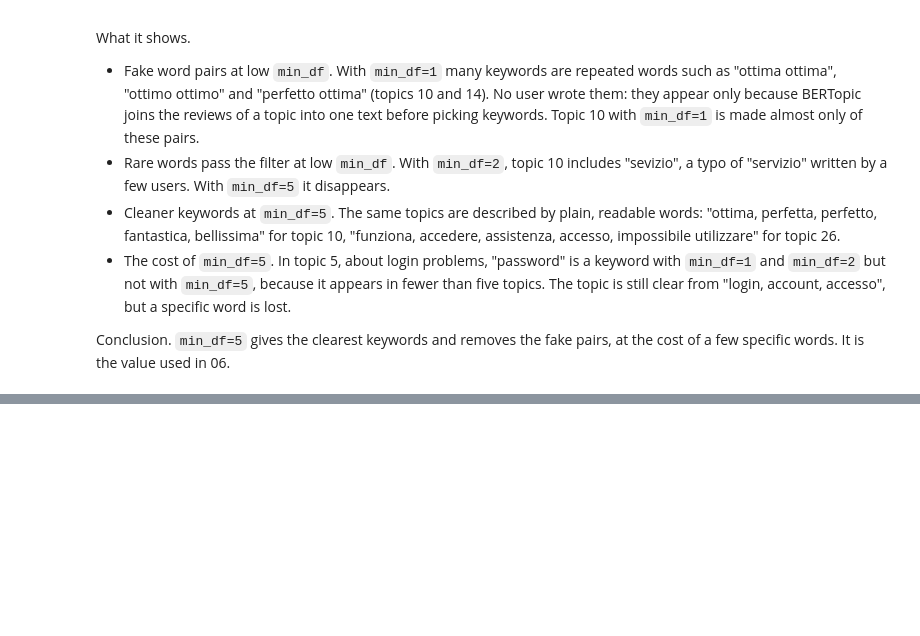
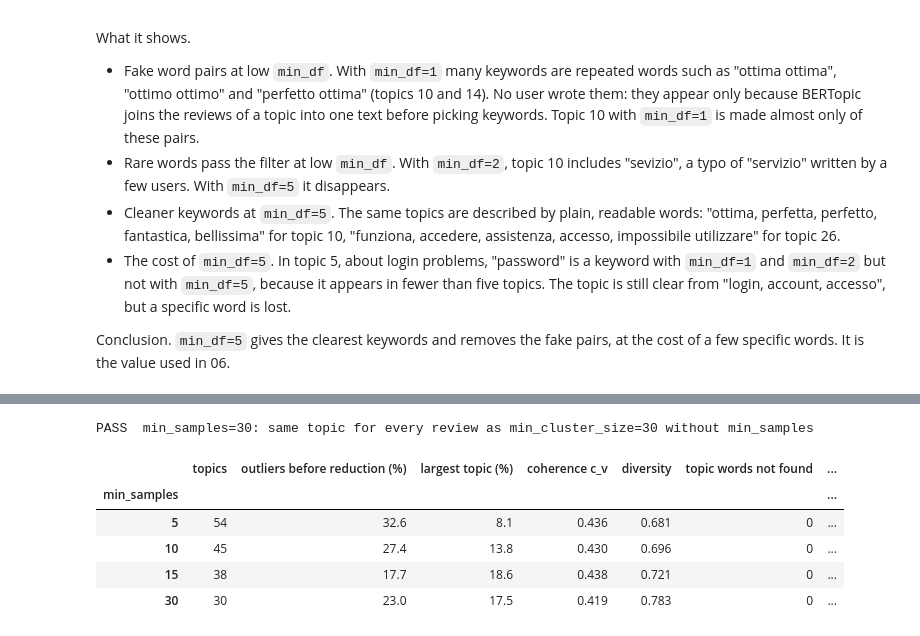
Before and after one commit to paolotroia-datavizlab/trenord-reviews-bertopic, a Jupyter notebook: notebooks/05_model_selection.ipynb, the cells around one changed output, grey strips where cells are left out. Drawn from its saved outputs; the diff is of its cells as text; code cells hidden in the pictures; blank space fills up the shorter version.

```diff
--- a/notebooks/05_model_selection.ipynb
+++ b/notebooks/05_model_selection.ipynb
@@ -7,15 +9,18 @@ Input: `data/processed/trenord_reviews_clean.csv` (Italian reviews only)
 Output: comparison tables in this notebook
 # %%
 # --- IMPORTS ---
+import time
+
 import matplotlib.pyplot as plt
 import pandas as pd
 from bertopic import BERTopic
-from bertopic.representation import MaximalMarginalRelevance
+from bertopic.representation import KeyBERTInspired, MaximalMarginalRelevance
 from gensim.corpora import Dictionary
 from gensim.models.coherencemodel import CoherenceModel
 from hdbscan import HDBSCAN
 from sentence_transformers import SentenceTransformer
 from sklearn.feature_extraction.text import CountVectorizer
+from sklearn.metrics import adjusted_rand_score
 from spacy.lang.it.stop_words import STOP_WORDS as italian_stopwords
 from umap import UMAP
 
@@ -23,4 +28,10 @@ from umap import UMAP
 MIN_CLUSTER_SIZES = [20, 25, 30, 40, 50]
 # Define the minimum document frequency each term must have to be considered a keyword.
 MIN_DF_VALUES = [1, 2, 5]
+# Values of HDBSCAN min_samples to compare. 30 is the value 06 uses without setting it.
+MIN_SAMPLES_VALUES = [5, 10, 15, 30]
+# UMAP seeds to compare. 42 is the seed of 06.
+UMAP_SEEDS = [42, 0, 1, 2, 3]
+# Words added to the stopwords in the keyword comparison
+EXTRA_STOPWORDS = ["app", "applicazione"]
 # %% [output]
@@ -531,0 +599,33 @@ Conclusion. `min_df=5` gives the clearest keywords and removes the fake pairs, a
+# %%
+# --- min_samples=30 IS THE SAME AS NOT SETTING IT ---
+# If the library really uses min_cluster_size when min_samples is not given,
+# min_samples=30 must give the same topic for every review as the min_cluster_size=30 run above.
+same_topics = list(min_samples_runs[30]["topics_after"]) == list(runs[30]["topics_after"])
+if same_topics:
+    result = "PASS"
+else:
+    result = "FAIL"
+print(f"{result}  min_samples=30: same topic for every review as min_cluster_size=30 without min_samples")
+# %% [output]
+PASS  min_samples=30: same topic for every review as min_cluster_size=30 without min_samples
+# %%
+# --- METRICS FOR EACH min_samples ---
+# Same metrics as the first table, one row per value of min_samples.
+min_samples_rows = []
+
+for min_samples in MIN_SAMPLES_VALUES:
+    run = min_samples_runs[min_samples]
+    metrics = compute_metrics(run["model"], run["topics_before"], run["topics_after"])
+    row = {"min_samples": min_samples}
+    row.update(metrics)
+    min_samples_rows.append(row)
+
+min_samples_results = pd.DataFrame(min_samples_rows).set_index("min_samples")
+min_samples_results
+# %% [output]
+|  | topics | outliers before reduction (%) | largest topic (%) | coherence c_v | diversity | topic words not found | ... |
+| min_samples |  |  |  |  |  |  | ... |
+| 5 | 54 | 32.6 | 8.1 | 0.436 | 0.681 | 0 | ... |
+| 10 | 45 | 27.4 | 13.8 | 0.430 | 0.696 | 0 | ... |
+| 15 | 38 | 17.7 | 18.6 | 0.438 | 0.721 | 0 | ... |
+| 30 | 30 | 23.0 | 17.5 | 0.419 | 0.783 | 0 | ... |
```
Also changed, not shown: parts of 27 cells of this notebook, 3 other files.
